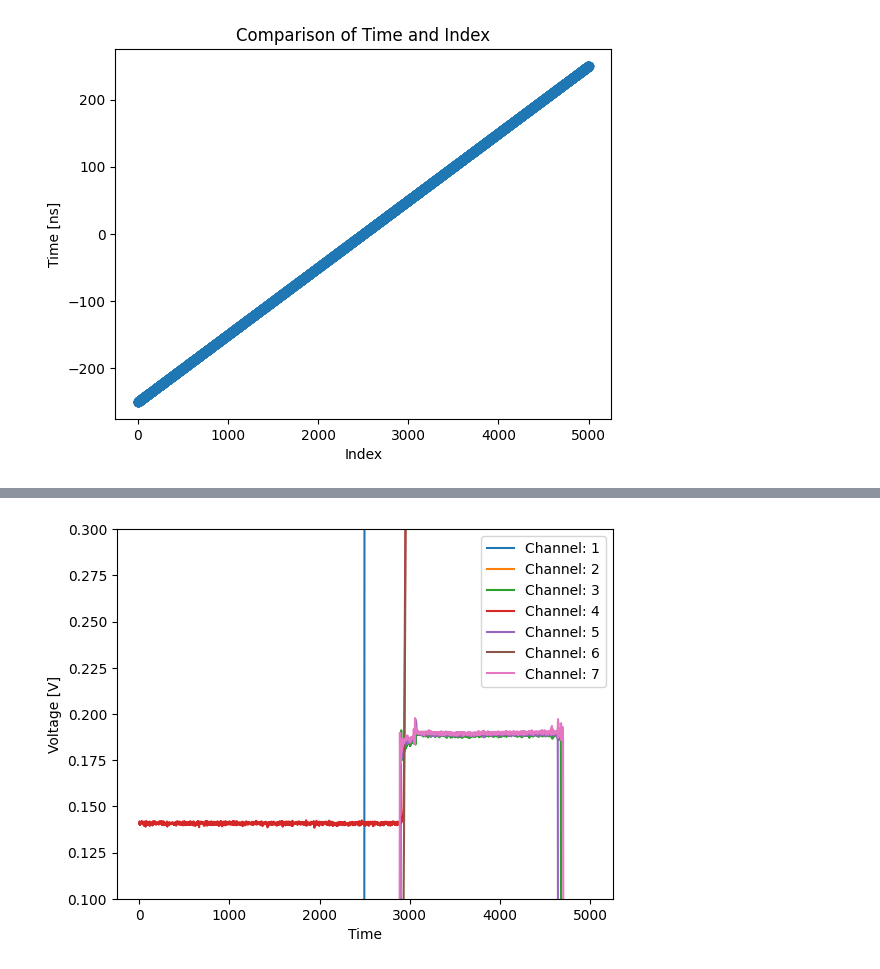
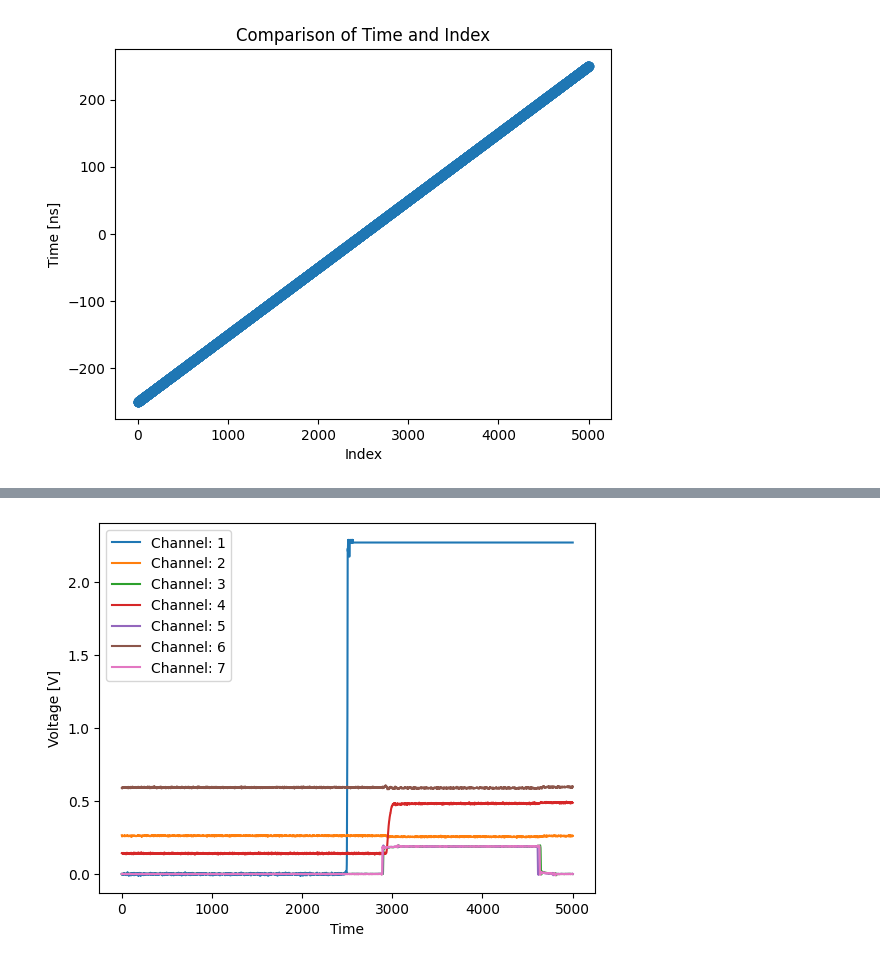
Before and after one commit to FNAL-Si-Testing/FCFD-Laser, a Jupyter notebook: analysis/analysis mean_amp.ipynb, the cells around one changed output, grey strips where cells are left out. Drawn from its saved outputs; the diff is of its cells as text; code cells hidden in the pictures.

```diff
--- a/analysis/analysis mean_amp.ipynb
+++ b/analysis/analysis mean_amp.ipynb
@@ -88,22 +90,22 @@ plt.show()
 # %%
 iEvent = 2
 ICHANNEL = 0
 
 for ICHANNEL in range(7):
     y_waveform = channel_data[iEvent, ICHANNEL, :]
     t = np.arange(y_waveform.shape[0])
     dy_dt = np.gradient(y_waveform.astype(np.float64, copy=False), 1.0, edge_order=2)
 
     plt.plot(t, y_waveform, label = f"Channel: {ICHANNEL+1}")
 
 plt.legend()
 plt.xlabel("Time")
 plt.ylabel("Voltage [V]")
-plt.ylim([0.1, 0.3])
+# plt.ylim([0.1, 0.3])
 plt.savefig(f"{FIG_DIR}event{iEvent}_channel{ICHANNEL+1}.png")
 plt.show()
 # %% [output]
-[figure, old version]
+[figure, new version]
 # %%
 iEvent = 0
 ICHANNEL = 0
```
Also changed, not shown: parts of 9 cells of this notebook, 8 other files.
